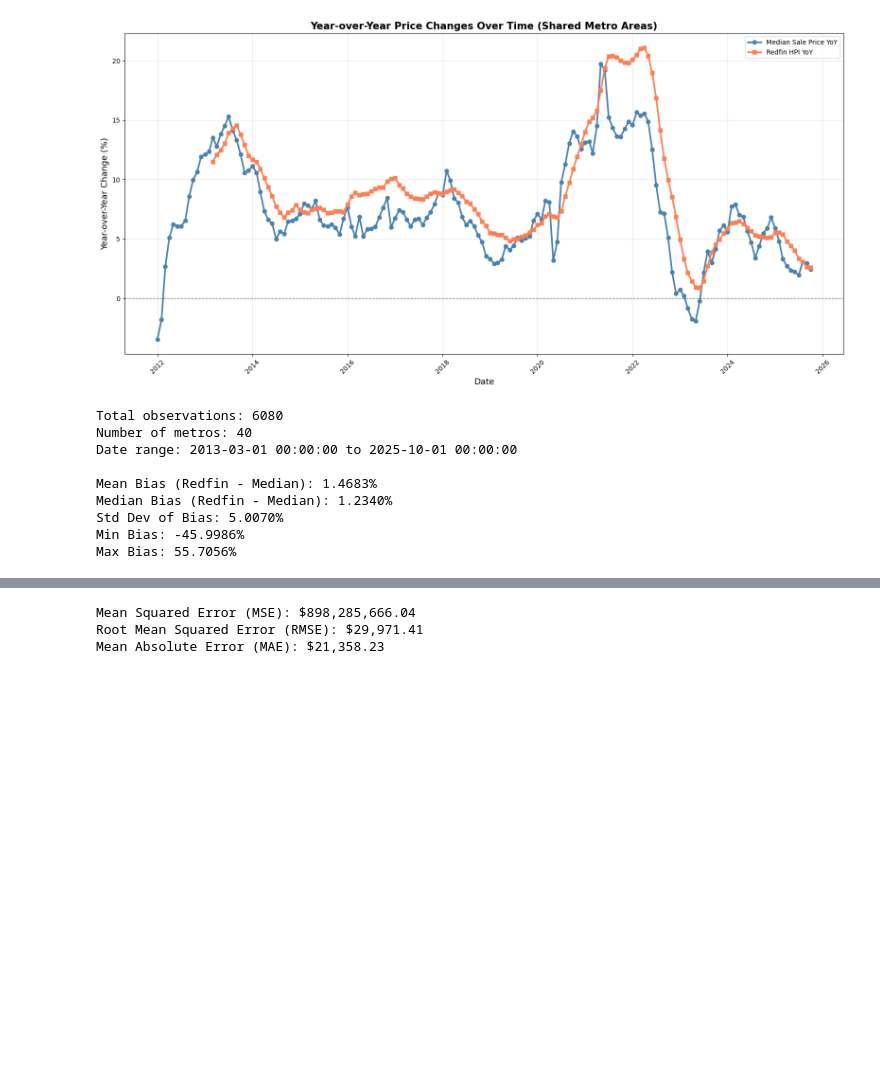
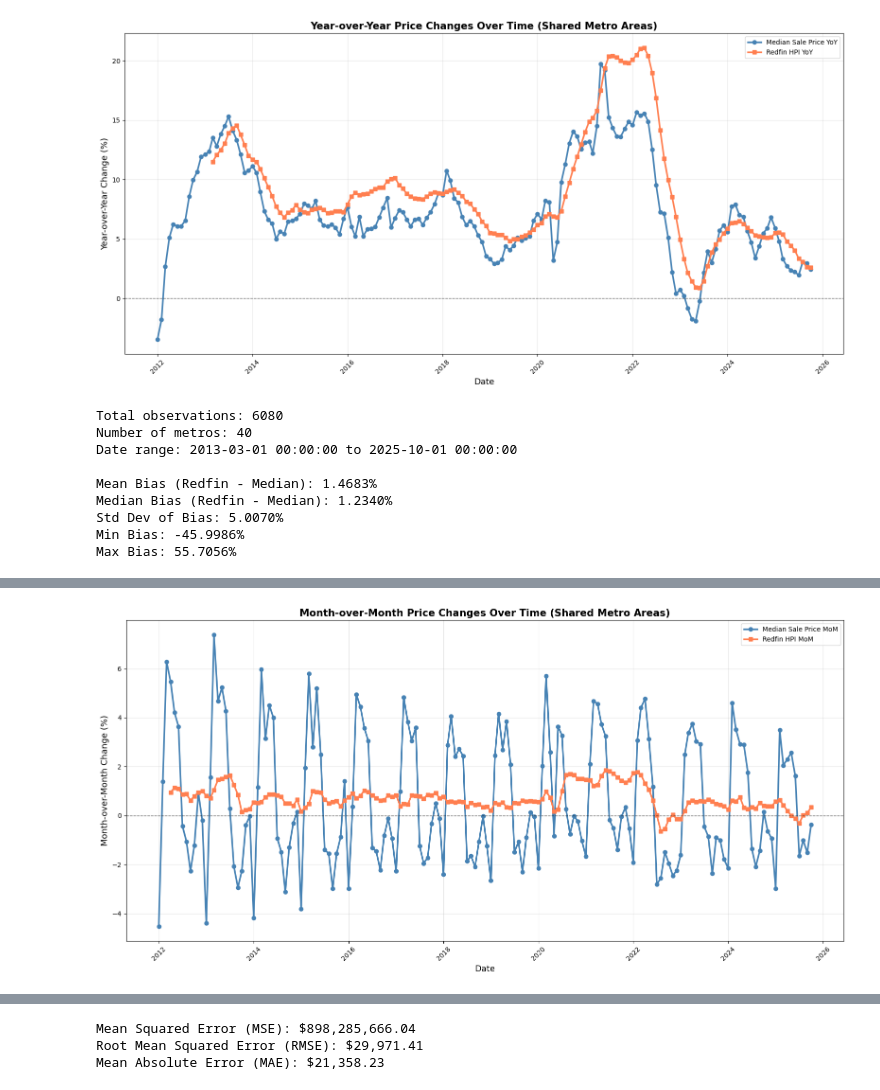
Before and after one commit to odehamer/cs577-project, a Jupyter notebook: project.ipynb, the cells around one changed output, grey strips where cells are left out. Drawn from its saved outputs; the diff is of its cells as text; code cells hidden in the pictures; blank space fills up the shorter version.

```diff
--- a/project.ipynb
+++ b/project.ipynb
@@ -75,8 +249,13 @@ Median bias: 0.0661 (6.61%)
 Std deviation: 0.1335
 Sample size: 82431 region-date pairs
 # %%
+# Need to add StateName to merged dataframe from price_df
+merged_with_state = merged.copy()
+price_state = price_df[['RegionName', 'StateName']].drop_duplicates()
+merged_with_state = merged_with_state.merge(price_state, on='RegionName', how='left')
+
 # calculate bias by state
-state_bias = merged.groupby('StateName')['rel_diff'].agg(['mean', 'count']).reset_index()
+state_bias = merged_with_state.groupby('StateName')['rel_diff'].agg(['mean', 'count']).reset_index()
 state_bias.columns = ['State', 'Mean Bias', 'Sample Size']
 state_bias['Mean Bias %'] = state_bias['Mean Bias'] * 100
 
@@ -324,0 +558,56 @@ Max Bias: 55.7056%
+# %%
+# prepare redfin MoM data: remove % sign and convert to numeric
+redfin_index['redfin_hpi_mom_numeric'] = redfin_index['Redfin HPI MoM'].str.rstrip('%').astype(float)
+
+# create redfin MoM dataframe
+redfin_mom = redfin_index[['Date_normalized', 'Region Name', 'redfin_hpi_mom_numeric']].copy()
+redfin_mom.columns = ['date', 'RegionName', 'redfin_hpi_mom']
+
+# normalize mom_long dates to first of month
+mom_long['date_normalized'] = mom_long['date'].dt.to_period('M').dt.to_timestamp()
+
+# merge on both region and date
+comparison_mom_df = pd.merge(
+    mom_long[['RegionName', 'date_normalized', 'mom_price_change']],
+    redfin_mom,
+    left_on=['RegionName', 'date_normalized'],
+    right_on=['RegionName', 'date'],
+    how='inner'
+)
+
+# keep only the relevant columns
+comparison_mom_df = comparison_mom_df[['RegionName', 'date', 'mom_price_change', 'redfin_hpi_mom']].copy()
+comparison_mom_df.columns = ['RegionName', 'date', 'median_price_mom', 'redfin_hpi_mom']
+
+
+# aggregate comparison_mom_df by date to get average MoM for each metric
+mom_by_date_corrected = comparison_mom_df.groupby('date').agg({
+    'median_price_mom': ['mean', 'std', 'count'],
+    'redfin_hpi_mom': ['mean', 'std']
+}).reset_index()
+
+mom_by_date_corrected.columns = ['date', 'median_mom_mean', 'median_mom_std', 'sample_count', 'redfin_mom_mean', 'redfin_mom_std']
+
+# create line plot comparing MoM trends
+fig, ax = plt.subplots(figsize=(16, 8))
+
+# plot both metrics
+ax.plot(mom_by_date_corrected['date'], mom_by_date_corrected['median_mom_mean'],
+        marker='o', linewidth=2.5, markersize=6, label='Median Sale Price MoM', color='steelblue')
+ax.plot(mom_by_date_corrected['date'], mom_by_date_corrected['redfin_mom_mean'],
+        marker='s', linewidth=2.5, markersize=6, label='Redfin HPI MoM', color='coral')
+
+
+# add zero line
+ax.axhline(y=0, color='black', linestyle='--', linewidth=1, alpha=0.5)
+
+ax.set_xlabel('Date', fontsize=13)
+ax.set_ylabel('Month-over-Month Change (%)', fontsize=13)
+ax.set_title('Month-over-Month Price Changes Over Time (Shared Metro Areas)', fontsize=15, fontweight='bold')
+ax.legend()
+ax.grid(True, alpha=0.3)
+plt.xticks(rotation=45)
+plt.tight_layout()
+plt.show()
+# %% [output]
+[figure, added]
```
Also changed, not shown: parts of 24 cells of this notebook.
